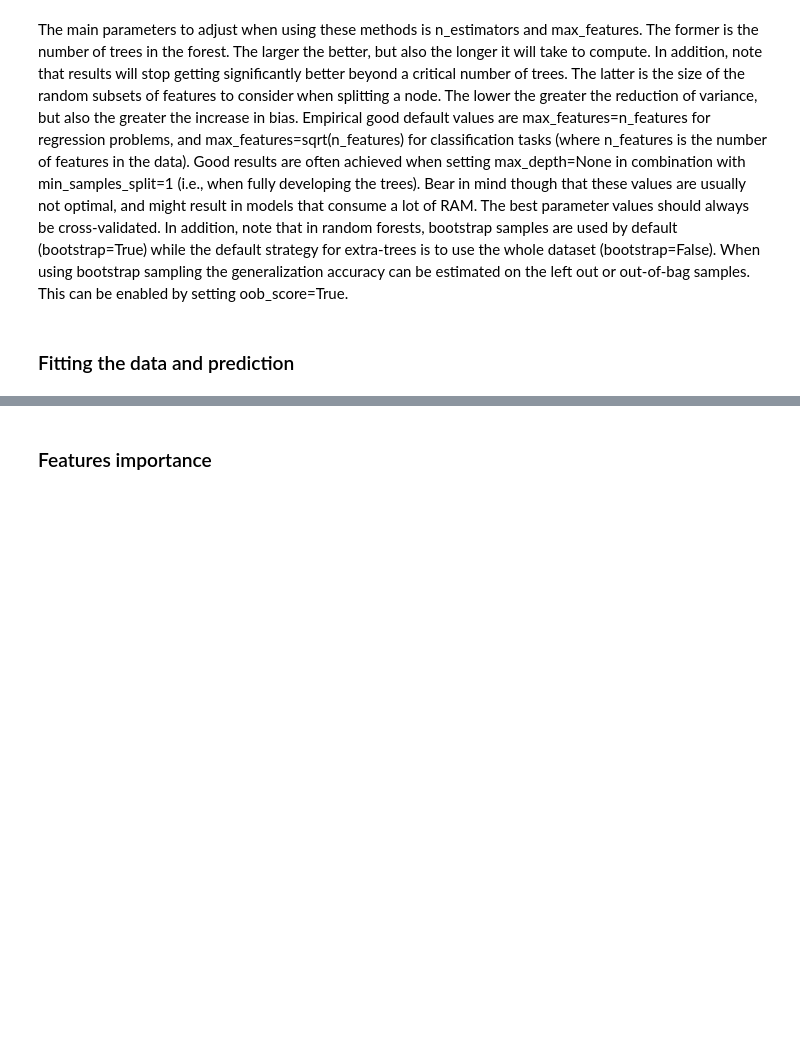
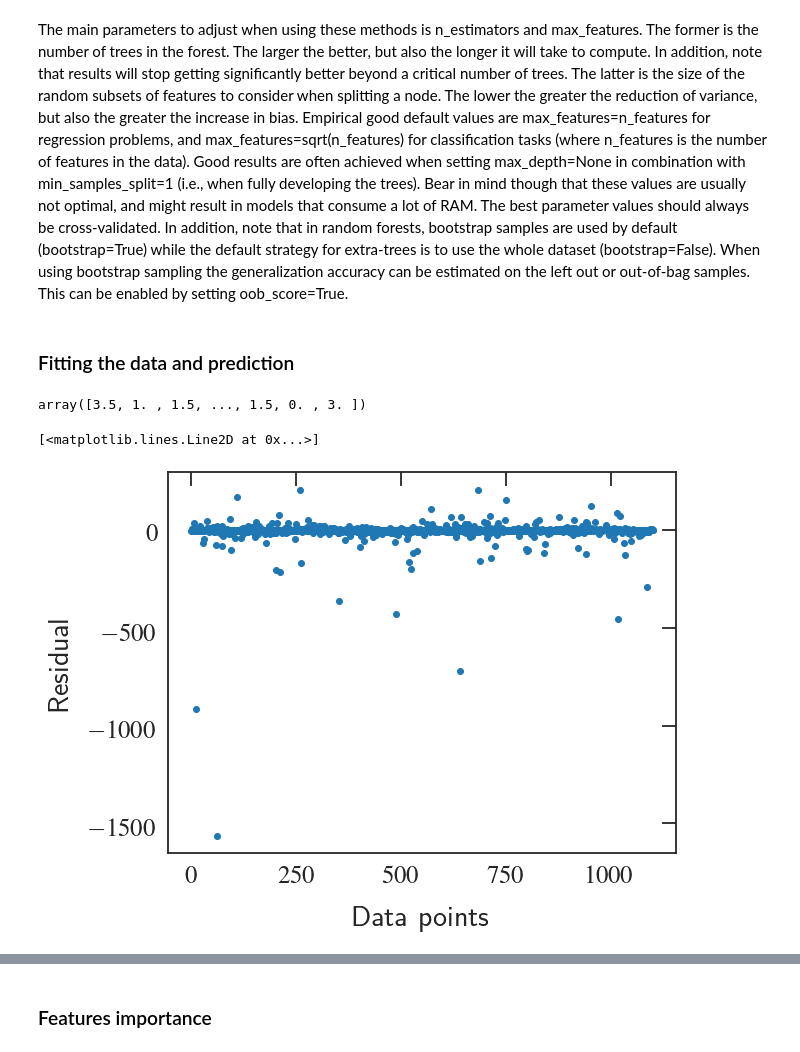
Before and after one commit to lgaalves/AppliedMathSchoolLectures, a Jupyter notebook: day-5-machine-learning-part-II/05 - Homicides prediction.ipynb, the cells around one changed output, grey strips where cells are left out. Drawn from its saved outputs; the diff is of its cells as text; code cells hidden in the pictures; blank space fills up the shorter version.

```diff
--- a/day-5-machine-learning-part-II/05 - Homicides prediction.ipynb
+++ b/day-5-machine-learning-part-II/05 - Homicides prediction.ipynb
@@ -295,9 +332,9 @@ print(np.mean(accuracy),np.std(accuracy))
 # %%
 importance_df_lm=pd.DataFrame()
 importance_df_lm["Feature"]=indicators
-for i in range(0,10):
+for i in range(0,100):
     df=df_dataset.sample(frac=1,replace=True)
     X=np.array(df[indicators])
     Y=np.array(df["Y"])
     lm.fit(X,Y)
-    importance_df_lm[i]=np.abs(lm.coef_)
+    importance_df_lm[i]=lm.coef_
@@ -590,11 +668,12 @@ rf = RandomForestRegressor(n_jobs=-1).set_params(**{'bootstrap': True,
   'min_samples_split': 4,
   'n_estimators': 200})
 # %%
-trainX, testX, trainY, testY = train_test_split(X, Y, test_size=0.2)
+trainX, testX, trainY, testY = train_test_split(X, Y, test_size=0.1)
 # %%
 prediction=[]
 accuracy=[]
-for i in range(0,100):
+for i in range(0,10):
+    trainX, testX, trainY, testY = train_test_split(X, Y, test_size=0.1)
     prediction.append([])
     rf.fit(trainX,trainY)
     prediction_rf=rf.predict(testX)
@@ -602,6 +681,9 @@ for i in range(0,100):
     accuracy.append(rf.score(testX,testY))
 # %%
 prediction_rf=np.median(prediction,axis=0)
+prediction_rf
+# %% [output]
+array([3.5, 1. , 1.5, ..., 1.5, 0. , 3. ])
 # %%
 fig, ax = plt.subplots(figsize=figsize)
 ax.set_xlabel("Data")
@@ -614,8 +696,11 @@ ax.set_yscale('log')
 # %%
 fig, ax = plt.subplots(figsize=figsize)
 ax.set_ylabel("Residual")
 ax.set_xlabel("Data points")
-ax.plot((np.array(prediction_rf)-np.array(testY)))
+ax.plot((np.array(prediction_rf)-np.array(testY)),'o')
+# %% [output]
+[<matplotlib.lines.Line2D at 0x...>]
+[figure, added]
 # %%
 fig, ax = plt.subplots(figsize=figsize)
 ax.set_ylabel("PDF")
```
Also changed, not shown: parts of 33 cells of this notebook, 24 other files.
